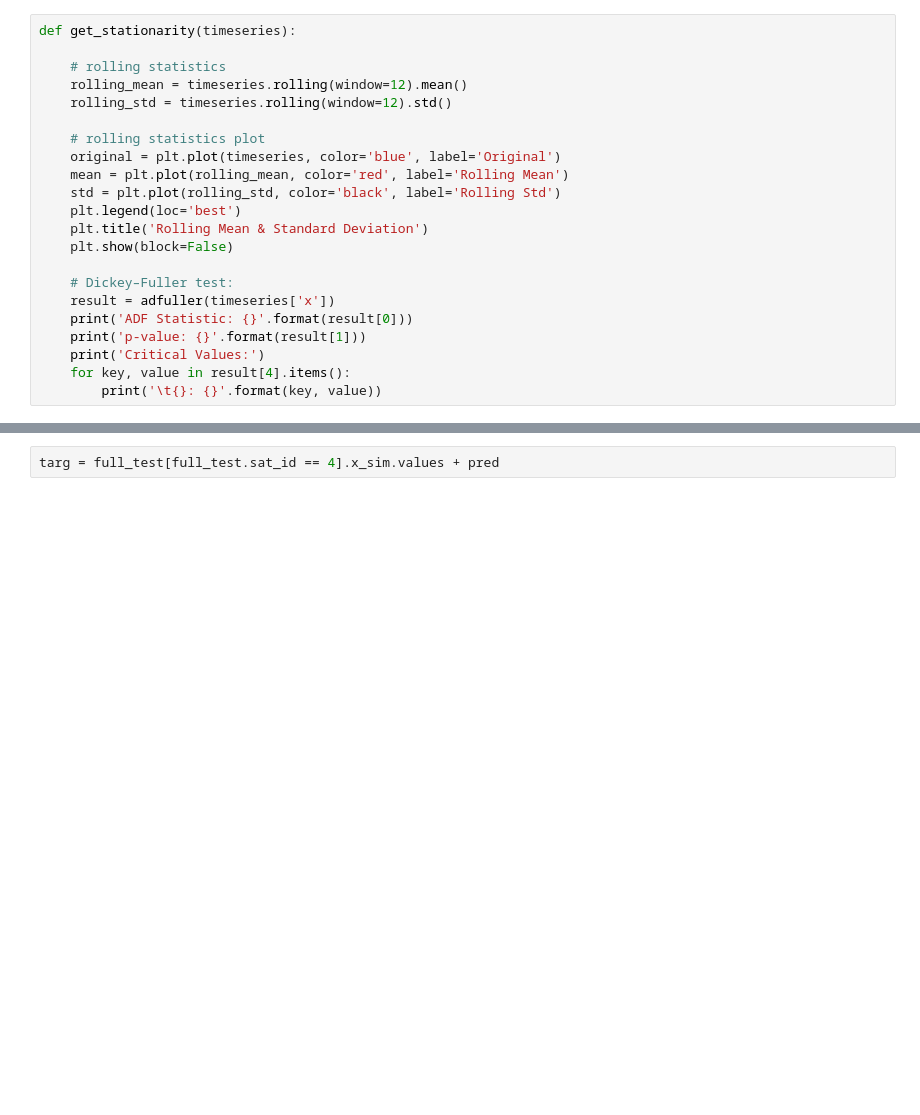
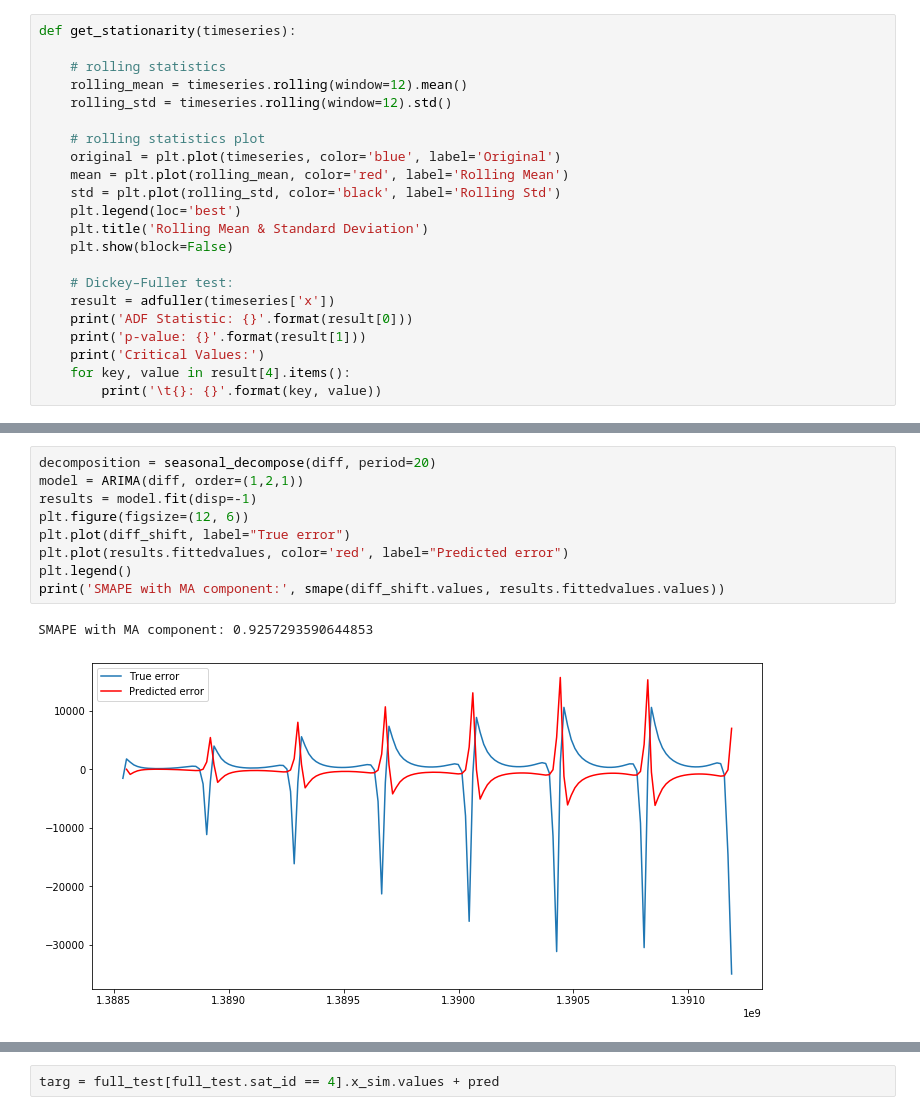
Before and after one commit to HSE-LAMBDA/satellite-2019, a Jupyter notebook: ARIMA/ARIMA stuff.ipynb, the cells around one changed output, grey strips where cells are left out. Drawn from its saved outputs; the diff is of its cells as text; blank space fills up the shorter version.

```diff
--- a/ARIMA/ARIMA stuff.ipynb
+++ b/ARIMA/ARIMA stuff.ipynb
@@ -193,2 +264,14 @@ Critical Values:
+# %%
+decomposition = seasonal_decompose(diff, period=20)
+model = ARIMA(diff, order=(1,2,1))
+results = model.fit(disp=-1)
+plt.figure(figsize=(12, 6))
+plt.plot(diff_shift, label="True error")
+plt.plot(results.fittedvalues, color='red', label="Predicted error")
+plt.legend()
+print('SMAPE with MA component:', smape(diff_shift.values, results.fittedvalues.values))
+# %% [output]
+SMAPE with MA component: 0.9257293590644853
+[figure, added]
 # %%
 decomposition = seasonal_decompose(diff, period=20)
```
Also changed, not shown: parts of 30 cells of this notebook, 3 other files.
